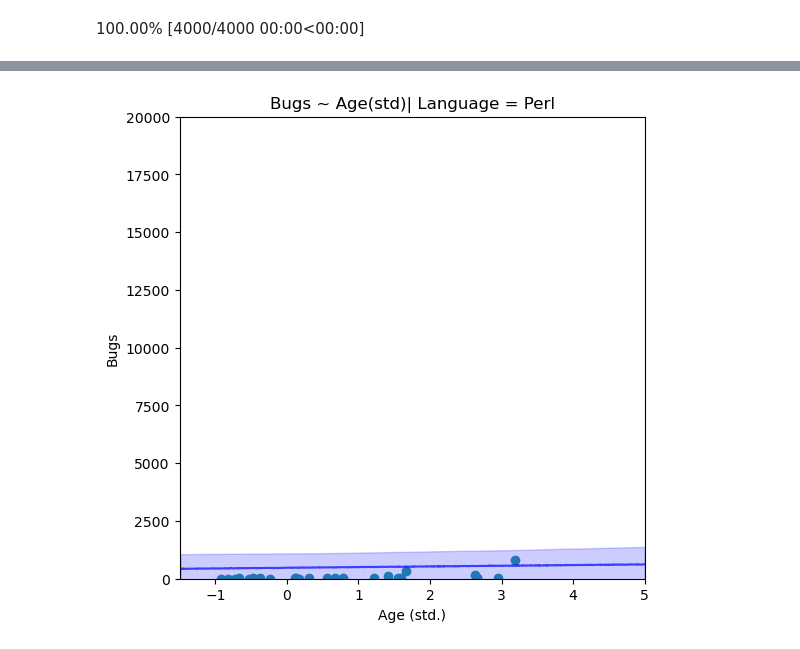
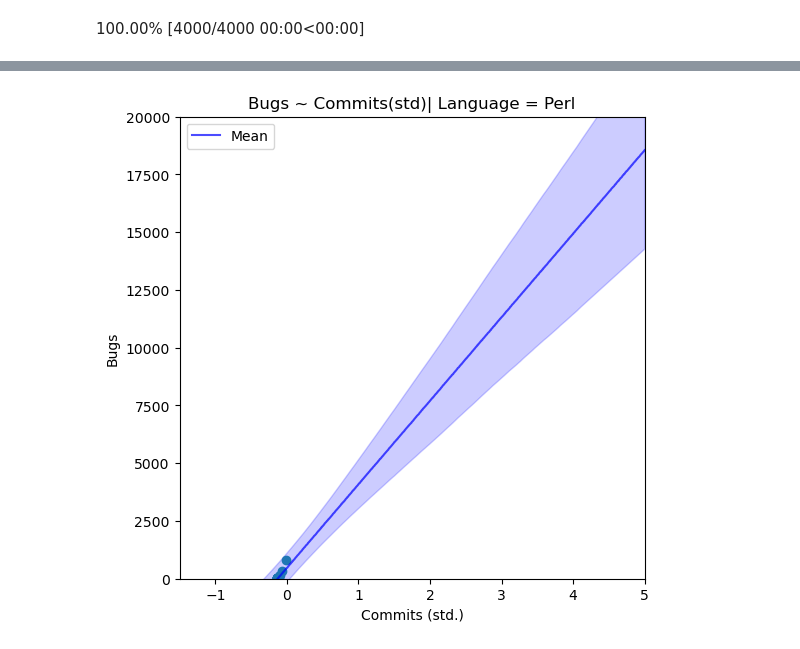
Before and after one commit to ah140797/PPExam24, a Jupyter notebook: anders.ipynb, the cells around one changed output, grey strips where cells are left out. Drawn from its saved outputs; the diff is of its cells as text; code cells hidden in the pictures.

```diff
--- a/anders.ipynb
+++ b/anders.ipynb
@@ -198,3 +195,12 @@ Index(['Clojure', 'Javascript', 'Objective-C', 'Java', 'Php', 'C#', 'Perl',
        'C', 'C++', 'Erlang', 'Haskell', 'Typescript', 'Ruby', 'Coffeescript',
        'Python', 'Go', 'Scala'],
       dtype='object')
+# %%
+n_points = len(df)
+x_seq = np.linspace(-1.5, 5, n_points)
+
+with m_h2:
+    pm.set_data({"age_std": x_seq, "language_ids": np.repeat(6, n_points)})
+    post_pred_B_h2 = pm.sample_posterior_predictive(m_h2_idata, var_names=["B"])['posterior_predictive']['B']
+
+post_pred_B_h2_mean = post_pred_B_h2.mean(["chain", "draw"])
@@ -260,7 +298,7 @@ with pm.Model() as m_h3:
 
     # idata stands for 'inference data'. Each sampler returns its own inference data object, and there is no serious need
     # to mix them.  For convenience we use the extend method, to keep all samples in one object.
-    m_h3_idata.extend(pm.sample(random_seed = rng))
+    m_h3_idata.extend(pm.sample(random_seed = rng, idata_kwargs={"log_likelihood": True}))
 # %% [output]
 Sampling: [B, alpha, bA, bC, sigma]
 Auto-assigning NUTS sampler...
@@ -360,0 +422,9 @@ pm.plot_forest(m_h3_idata, var_names=['alpha','bA', 'bC'], hdi_prob=.95, combine
+# %%
+n_points = len(df)
+x_seq = np.linspace(-1.5, 5, n_points)
+
+with m_h3:
+    pm.set_data({"age_std": x_seq, "commit_std": np.repeat(0, n_points), "language_ids": np.repeat(6, n_points)})
+    post_pred_B_h3 = pm.sample_posterior_predictive(m_h3_idata, var_names=["B"])['posterior_predictive']['B']
+
+post_pred_B_h3_mean = post_pred_B_h3.mean(["chain", "draw"])
@@ -363,7 +477,7 @@ n_points = len(df)
 x_seq = np.linspace(-1.5, 5, n_points)
 
 with m_h3:
-    pm.set_data({"age_std": x_seq, "commit_std": np.repeat(0, n_points), "language_ids": np.repeat(6, n_points)})
+    pm.set_data({"age_std": np.repeat(0, n_points), "commit_std": x_seq, "language_ids": np.repeat(6, n_points)})
     post_pred_B = pm.sample_posterior_predictive(m_h3_idata, var_names=["B"])['posterior_predictive']['B']
 
 post_pred_B_mean = post_pred_B.mean(["chain", "draw"])
@@ -373,16 +503,16 @@ Sampling: [B]
 # %%
 plt.figure(figsize=(6,6))
 
 az.plot_hdi(x_seq, post_pred_B*df.bugs.std()+df.bugs.mean(), color = 'b', fill_kwargs={'alpha': 0.2}, ax=plt)
-plt.plot(x_seq, post_pred_B_mean*df.bugs.std()+df.bugs.mean(), color = 'b', alpha=0.7, label='mean')
-plt.scatter(df[df['language']=='Perl'].age_std, df[df['language']=='Perl'].bugs)
+plt.plot(x_seq, post_pred_B_mean*df.bugs.std()+df.bugs.mean(), color = 'b', alpha=0.7, label='Mean')
+plt.scatter(df[df['language']=='Perl'].commit_std, df[df['language']=='Perl'].bugs)
 
-
+plt.legend()
 plt.xlim(-1.5,5.0)
 plt.ylim(0,20000)
 #plt.ylim(-3.0,3.0)
-plt.xlabel('Age (std.)')
+plt.xlabel('Commits (std.)')
 plt.ylabel('Bugs')
-plt.title("Bugs ~ Age(std)| Language = Perl");
+plt.title("Bugs ~ Commits(std)| Language = Perl");
 # %% [output]
-[figure, old version]
+[figure, new version]
```
Also changed, not shown: parts of 45 cells of this notebook.
